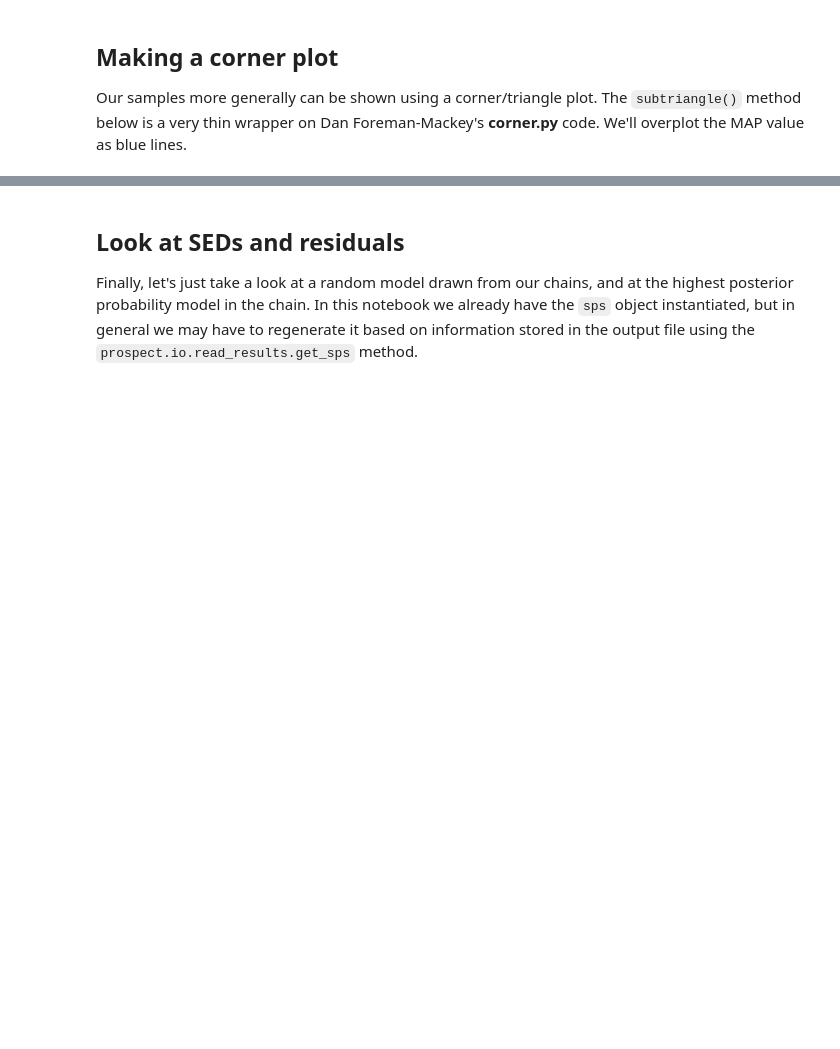
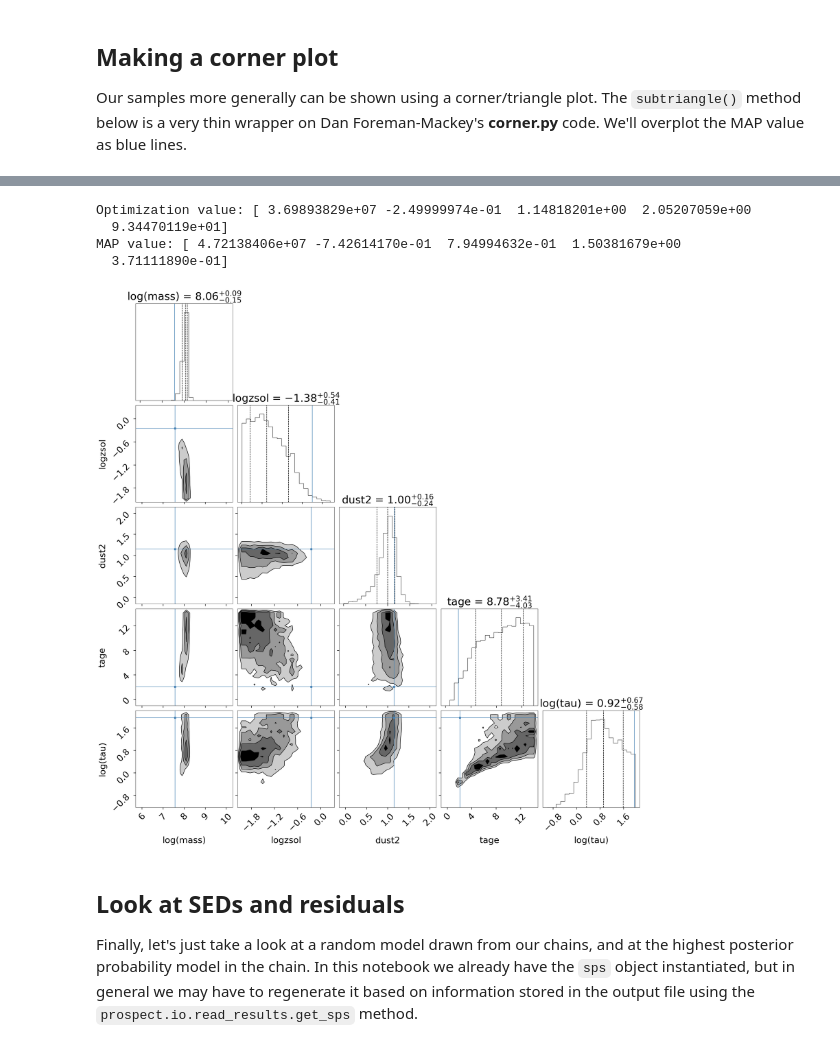
Before and after one commit to jmpowley/quiescent_galaxies, a Jupyter notebook: code/notebooks/prospector_demo/InteractiveDemo_v2_modified.ipynb, the cells around one changed output, grey strips where cells are left out. Saved outputs shown, nothing was run; the diff lists cells and outputs as text; code cells hidden in the pictures; blank space fills up the shorter version.

```diff
--- a/code/notebooks/prospector_demo/InteractiveDemo_v2_modified.ipynb
+++ b/code/notebooks/prospector_demo/InteractiveDemo_v2_modified.ipynb
@@ -1084,3 +1347,83 @@ IndexError: too many indices for array: array is 1-dimensional, but 2 were index
+# %%
+# Ensure lnprob array is a plain numpy array
+lnp = np.asarray(results['lnprobability'])
+imax_flat = np.argmax(lnp)
+
+# Helper to get numeric chain with last axis = parameters
+def _get_numeric_chain(results):
+    raw_chain = results['chain']
+    # try to pick theta label order if available, otherwise dtype.names if structured
+    try:
+        full_parnames = list(results['theta_labels'])
+    except KeyError:
+        # fallback to structured dtype order or none
+        names = getattr(raw_chain.dtype, "names", None)
+        if names is None:
+            full_parnames = None
+        else:
+            full_parnames = list(names)
+
+    if getattr(raw_chain.dtype, "names", None) is not None:
+        # convert structured -> numeric ndarray (last axis = params)
+        numeric_full = _structured_to_ndarray(raw_chain, parnames=full_parnames)
+    else:
+        numeric_full = np.asarray(raw_chain)
+    return numeric_full
+
+numeric_chain = _get_numeric_chain(results)
+
+numeric_chain = _get_numeric_chain(results)
+
+# Extract MAP sample depending on sampler type / lnprob shape
+if results_type == "emcee":
+    # lnprob should be (nwalk, niter) or similar
+    i, j = np.unravel_index(imax_flat, lnp.shape)
+    # numeric_chain expected shape (nwalk, niter, ndim)
+    if numeric_chain.ndim == 3:
+        theta_max = numeric_chain[i, j, :].copy()
+    elif numeric_chain.ndim == 2:
+        # maybe (niter, ndim) -> only one walker; interpret i as walker index 0,
+        # and treat i,j accordingly. Try to be forgiving:
+        # if lnprob was flattened oddly, fall back to selecting by j (iteration)
+        theta_max = numeric_chain[j, :].copy()
+    else:
+        # single-sample chain -> flatten everything:
+        theta_max = numeric_chain.reshape(-1).copy()
+    thin = 5
+else:
+    # non-emcee: lnprob most often is (niter,) and chain is (niter, ndim)
+    # imax_flat refers to iteration index
+    if lnp.ndim == 1:
+        imax = int(imax_flat)
+    else:
+        # if lnprob had extra dims, take first index of unravel result
+        imax = np.unravel_index(imax_flat, lnp.shape)[0]
+
+    if numeric_chain.ndim == 2:
+        # (niter, ndim)
+        theta_max = numeric_chain[imax, :].copy()
+    elif numeric_chain.ndim == 1:
+        # single param or flattened -> take that element
+        theta_max = numeric_chain.copy().reshape(-1)
+    elif numeric_chain.ndim == 3:
+        # maybe (nwalk, niter, ndim) even for non-emcee: pick first walker at iteration
+        theta_max = numeric_chain[0, imax, :].copy()
+    else:
+        theta_max = numeric_chain.reshape(-1).copy()
+    thin = 1
+
+# Print results (theta_best must exist in your scope; check otherwise)
+print('Optimization value: {}'.format(theta_best))
+print('MAP value: {}'.format(theta_max))
+
+cornerfig = subcorner(results, start=0, thin=thin, truths=theta_best,
+                             fig=subplots(5,5,figsize=(27,27))[0])
+# %% [output]
+Optimization value: [ 3.69893829e+07 -2.49999974e-01  1.14818201e+00  2.05207059e+00
+  9.34470119e+01]
+MAP value: [ 4.72138406e+07 -7.42614170e-01  7.94994632e-01  1.50381679e+00
+  3.71111890e-01]
+[figure, added]
 # %% [markdown]
 ## Look at SEDs and residuals
 Finally, let's just take a look at a random model drawn from our chains, and at the highest posterior probability model in the chain.  In this notebook we already have the `sps` object instantiated, but in general we may have to regenerate it based on information stored in the output file using the `prospect.io.read_results.get_sps` method.
```
Also changed, not shown: parts of 21 cells of this notebook, 4 other files.
